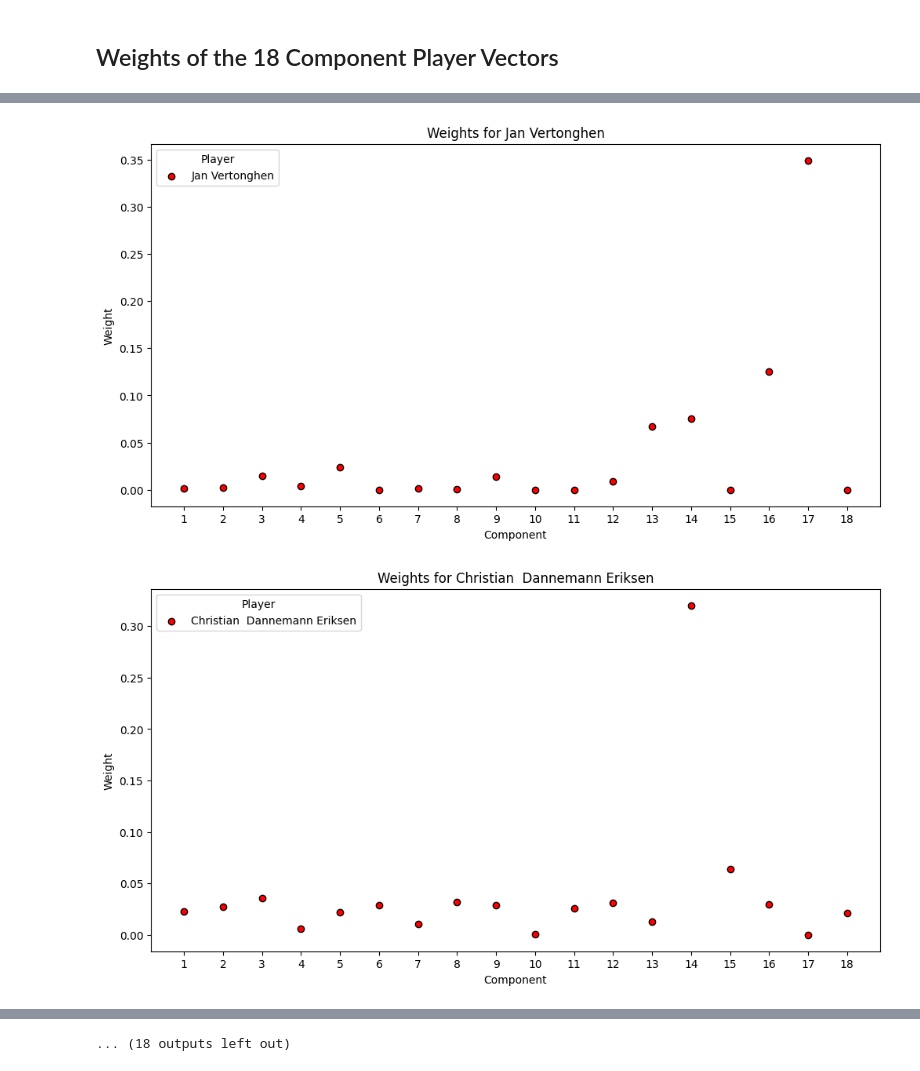
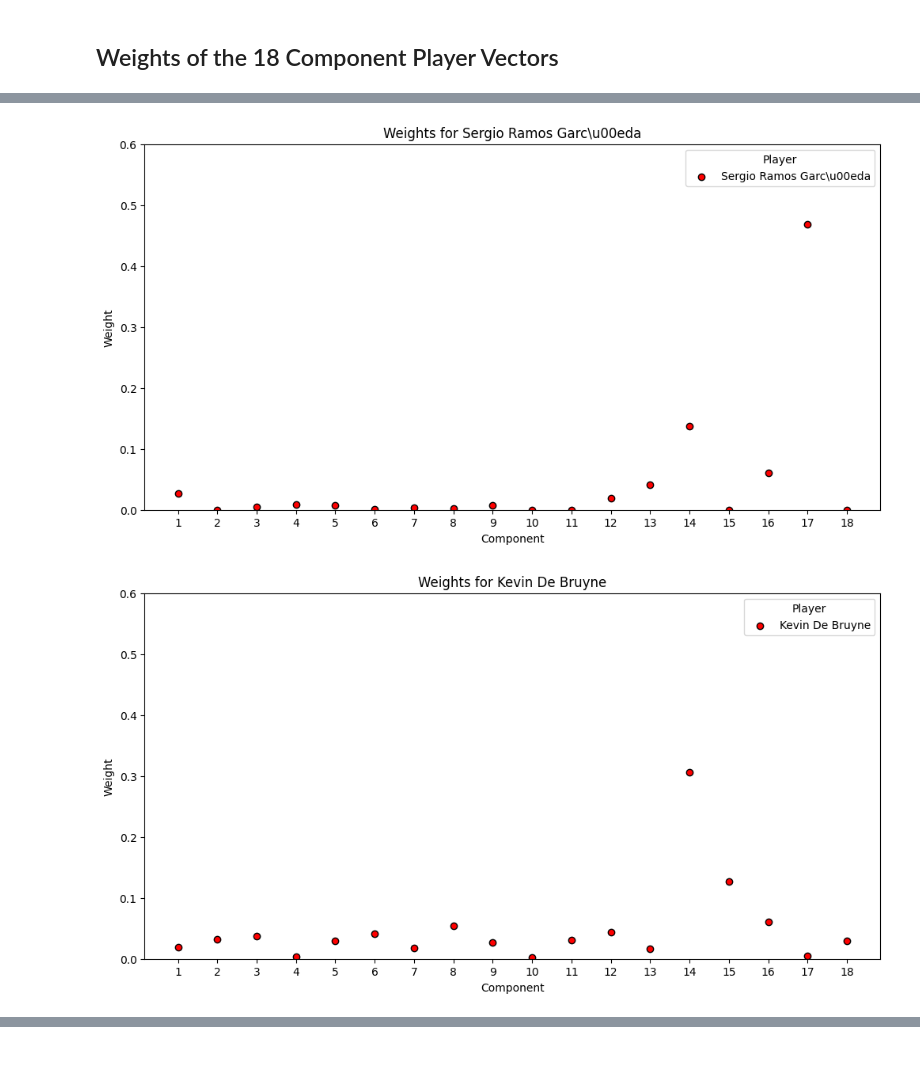
Before and after one commit to raphaelsenn/playervectors, a Jupyter notebook: demo_playervectors.ipynb, the cells around one changed output, grey strips where cells are left out. Drawn from its saved outputs; the diff is of its cells as text; code cells hidden in the pictures.

Commit message:
add ylim to scatter plots in demo

```diff
--- a/demo_playervectors.ipynb
+++ b/demo_playervectors.ipynb
@@ -207,7 +201,7 @@ on the field rather than model every position on the field he ever occupied.
 ### 4. Assembling Player Vectors
 # %%
 # Creating a PlayerVectors object
-PVs = PlayerVectors(shape=(50, 50),
+PVs = PlayerVectors(grid=(50, 50),
                     sigma=4.0,
                     actions=['shot', 'cross', 'dribble', 'pass'],
                     components=[4, 4, 5, 5])
@@ -278,38 +272,39 @@ plt.show()
 [figure]
 # %% [markdown]
 ## Weights of the 18 Component Player Vectors
+# %%
+selected_players = [14817,       # Robert Lewandowski,   Postion: Center forward
+                    3322,        # Christiano Ronaldo,   Postion: Center forward
+                    370,         # Virgil van Dijk,      Postion: Center back
+                    3306,        # Sergio Ramos,         Position: Center back
+                    38021,       # Kevin De Bruyne       Position: Central midfielder
+                    130]         # Stefan de Vrij        Position: Central/right back
 # %%
-# Suppress the max open figure warning
-plt.rcParams['figure.max_open_warning'] = 50
-
 # Define the range of principal components
 k_components = list(range(1, 19))
 
 # Some plotting
-for plot_count, (player_id, component_values) in enumerate(PVs.player_vectors.items()):
+for player_id in selected_players:
     player_name = playersID_to_name.get(player_id, '')
+    player_vector = PVs.player_vectors[player_id]
 
     # Ensure the component values contain the expected number of elements
-    if len(component_values) == len(k_components) and player_name:
-        plt.figure(figsize=(12, 6))  # Set figure size for better visualization
-        plt.xlabel('Component')
-        plt.ylabel('Weight')
+    plt.figure(figsize=(12, 6))  # Set figure size for better visualization
+    plt.xlabel('Component')
+    plt.ylabel('Weight')
+    plt.ylim(0, 0.6)
 
-        # Scatter plot of component weights for the player
-        plt.scatter(
-            k_components,
-            component_values,
-            color='red',
-            edgecolors='black',
-            label=player_name
-        )
-        plt.xticks(k_components)  # Set x-axis ticks for clarity
-        plt.legend(title="Player")  # Add a legend with a title
-        plt.title(f'Weights for {player_name}')  # Add a plot title
+    # Scatter plot of component weights for the player
+    plt.scatter(
+        k_components,
+        player_vector,
+        color='red',
+        edgecolors='black',
+        label=player_name
+    )
+    plt.xticks(k_components)  # Set x-axis ticks for clarity
+    plt.legend(title="Player")  # Add a legend with a title
+    plt.title(f'Weights for {player_name}')  # Add a plot title
 
-    # Limit the number of plots to prevent excessive rendering
-    if plot_count >= 30:
-        break
-
-plt.show()  # Show all plots at the end
+plt.show()
 # %% [output]
@@ -319,2 +314,2 @@ plt.show()  # Show all plots at the end
-[figure, old version]
+[figure, new version]
-[figure, old version]
+[figure, new version]
@@ -328 +316,0 @@ plt.show()  # Show all plots at the end
-... (18 outputs left out)
```
Also changed, not shown: parts of 2 cells of this notebook, 2 other files.
